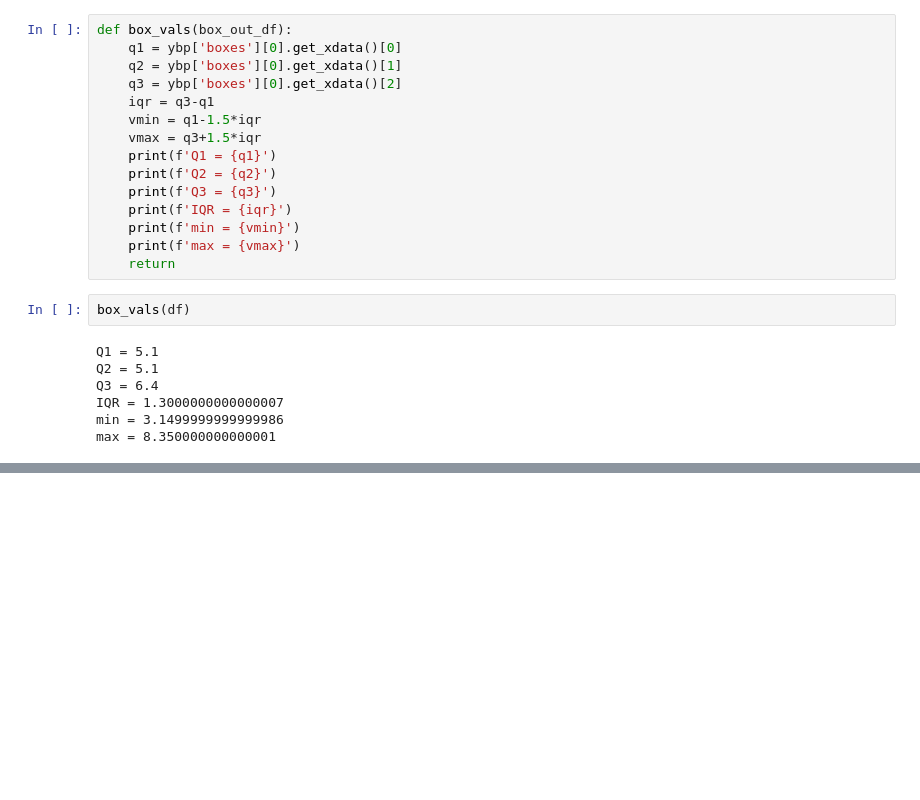
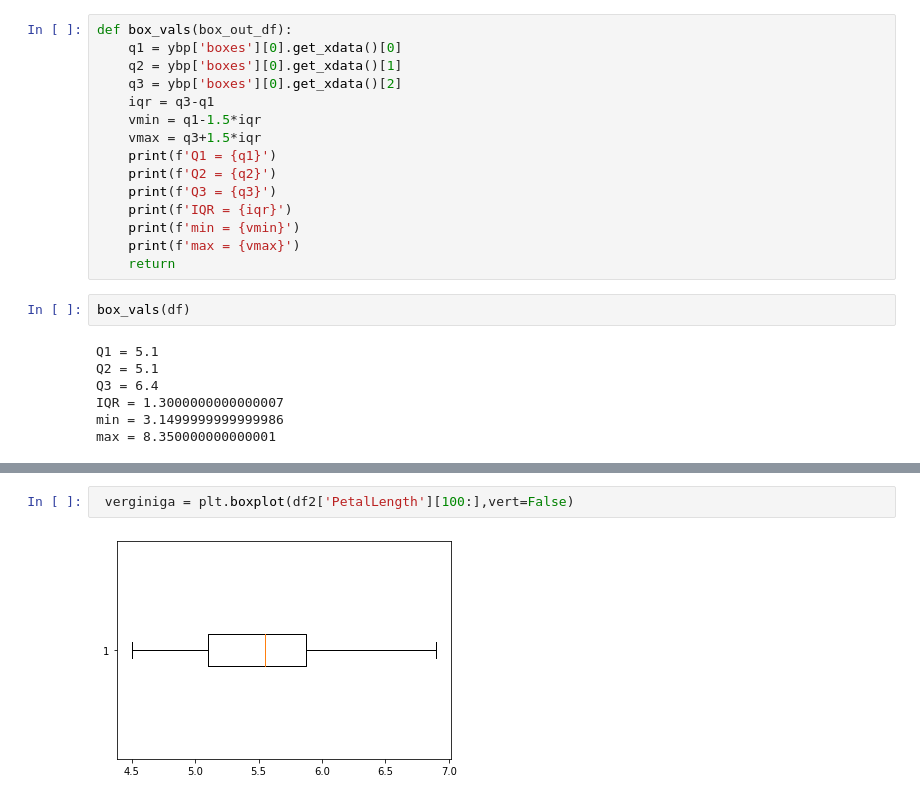
Before and after one commit to suphalaksana/data_viz_2022, a Jupyter notebook: DataViz02_Data_Distribution.ipynb, the cells around one changed output, grey strips where cells are left out. Cells and saved outputs as stored; diff of their text form; blank space fills up the shorter version.

```diff
--- a/DataViz02_Data_Distribution.ipynb
+++ b/DataViz02_Data_Distribution.ipynb
@@ -336,0 +349,4 @@ max = 8.350000000000001
+# %%
+ verginiga = plt.boxplot(df2['PetalLength'][100:],vert=False)
+# %% [output]
+[figure, added]
```
Also changed, not shown: parts of 4 cells of this notebook.
